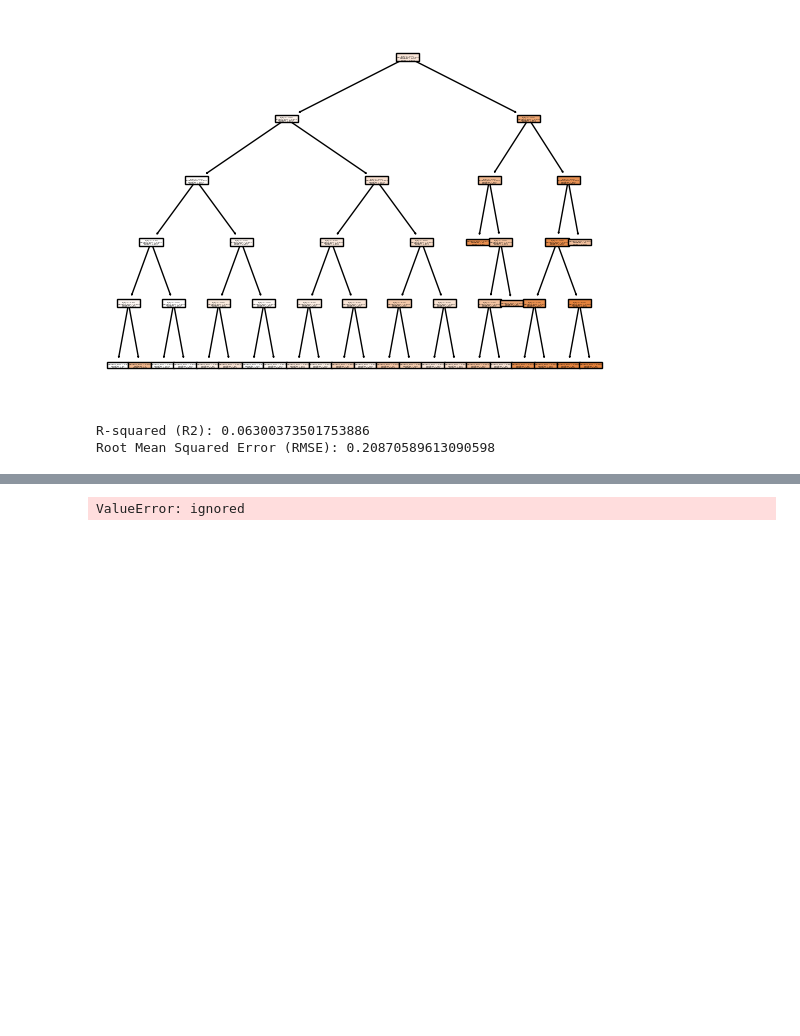
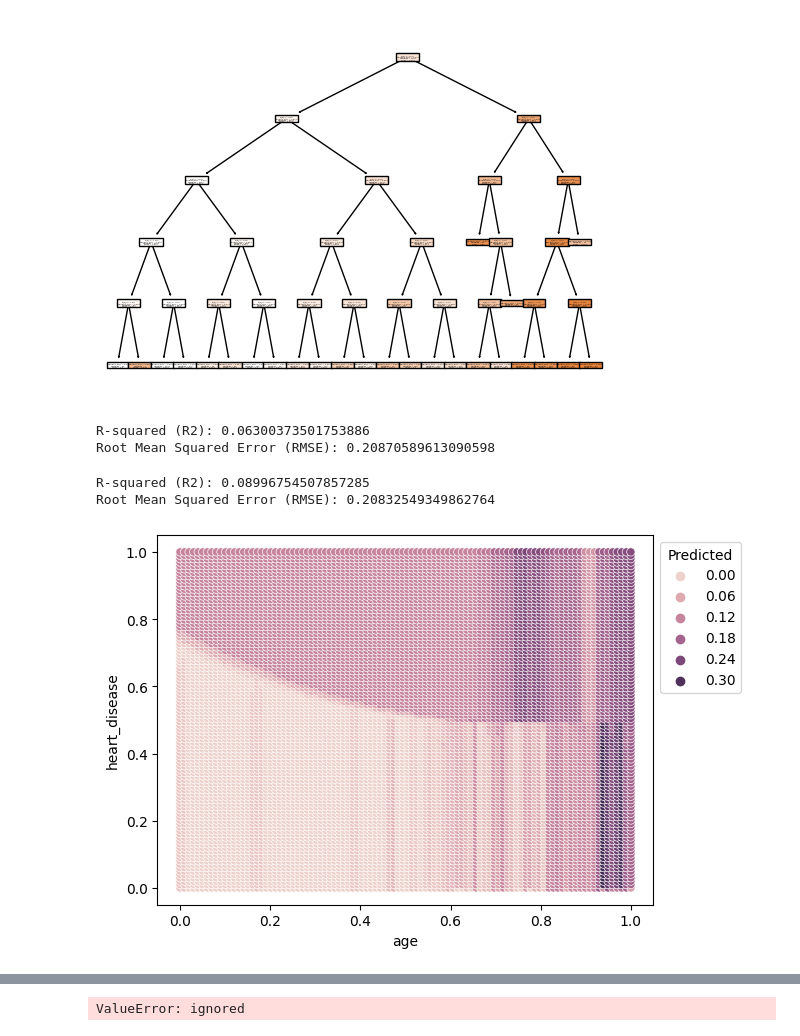
Before and after one commit to racheljhuh/EDA, a Jupyter notebook: Project2.ipynb, the cells around one changed output, grey strips where cells are left out. Saved outputs shown, nothing was run; the diff lists cells and outputs as text; code cells hidden in the pictures; blank space fills up the shorter version.

```diff
--- a/Project2.ipynb
+++ b/Project2.ipynb
@@ -79,4 +79,53 @@ print("Root Mean Squared Error (RMSE):", rmse)
 [figure]
 R-squared (R2): 0.06300373501753886
 Root Mean Squared Error (RMSE): 0.20870589613090598
+# %%
+## KNN with k =66 and age+heart_disease
+from sklearn.neighbors import KNeighborsRegressor as kNNRegression # Import the kNN regression tool
+import seaborn as sns
+
+# Maxmin normalization function:
+def maxmin(z):
+    z = (z-min(z))/(max(z)-min(z))
+    return(z)
+
+X_train = X_train.loc[:,['age', 'heart_disease']]
+X_test = X_test.loc[:,['age', 'heart_disease']]
+
+# Apply maxmin to each column of X to get U:
+X_train = X_train.apply(maxmin)
+
+y_train = df_train['stroke']
+
+k=66
+model = kNNRegression(n_neighbors=k) # Create a sk model for k=3
+fitted_model = model.fit(X_train,y_train) # Train the model on our data
+
+N_x = 100 # Coarseness of x variable
+N_y = 100 # Coarseness of y variable
+total = N_x*N_y # Total number of points to plot
+
+grid_x = np.linspace(0,1,N_x) # Create a grid of x values
+grid_y = np.linspace(0,1,N_y) # Create a grid of y values
+
+xs, ys = np.meshgrid(grid_x,grid_y) # Explode grids to all possible pairs
+X = xs.reshape(total) # Turns pairs into vectors
+Y = ys.reshape(total) # Turns pairs into vectors
+
+x_hat = pd.DataFrame({'age': X, 'heart_disease': Y})
+y_hat = fitted_model.predict(x_hat) # Fit the model to the points
+x_hat['Predicted'] = y_hat # Add new variable to the dataframe
+
+# Calculate R²
+r2 = r2_score(y_train, fitted_model.predict(X_train))
+rmse = mean_squared_error(y_test, y_pred, squared=False)
+
+print("R-squared (R2):", r2)
+print("Root Mean Squared Error (RMSE):", rmse)
+this_plot = sns.scatterplot(data=x_hat, x='age', y='heart_disease', hue='Predicted')
+sns.move_legend(this_plot, "upper left", bbox_to_anchor=(1, 1)) # Move legend off the plot canvas
+# %% [output]
+R-squared (R2): 0.08996754507857285
+Root Mean Squared Error (RMSE): 0.20832549349862764
+[figure, added]
 # %%
```
Also changed, not shown: parts of 2 cells of this notebook.
